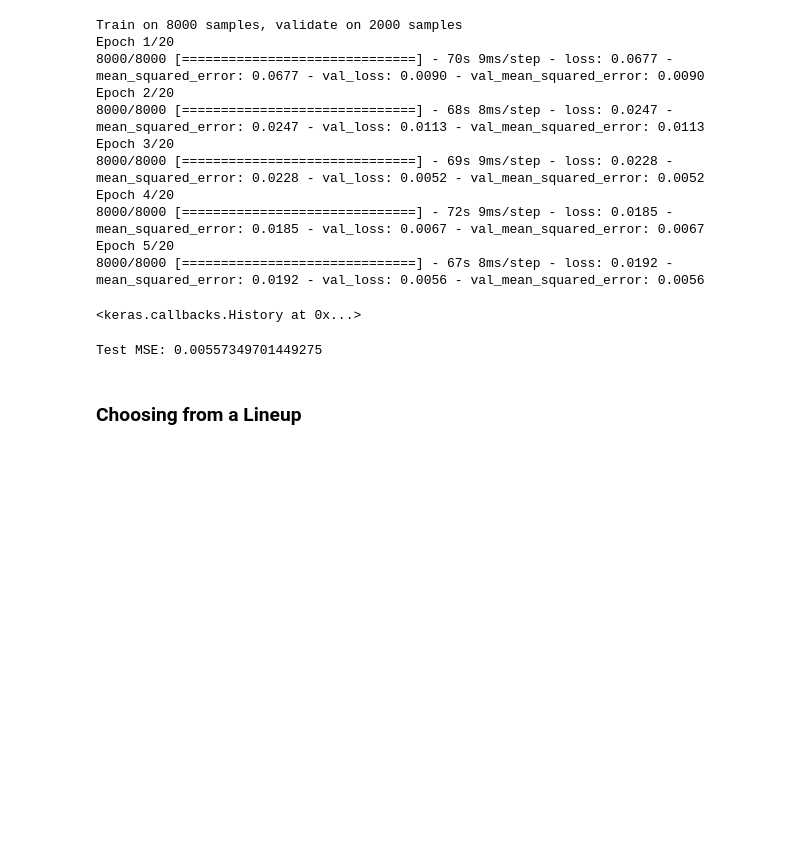
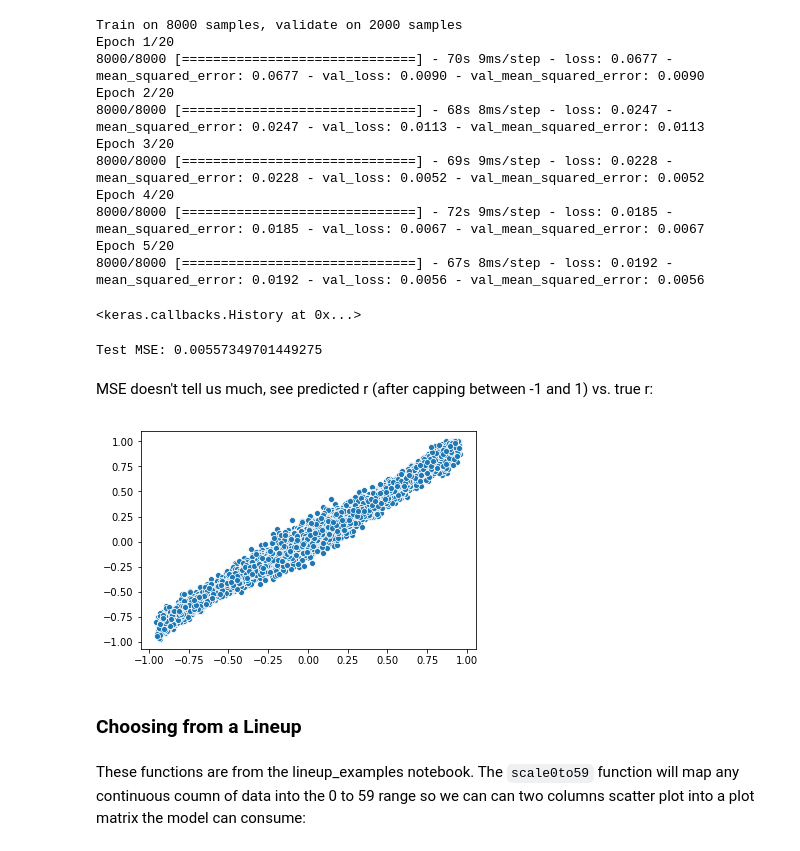
Before and after one commit to gsimchoni/PyData_DeepVisualInference, a Jupyter notebook: deep_visual_learning.ipynb, the cells around one changed output. Cells and saved outputs as stored; diff of their text form; code cells hidden in the pictures; blank space fills up the shorter version.

```diff
--- a/deep_visual_learning.ipynb
+++ b/deep_visual_learning.ipynb
@@ -270,5 +270,16 @@ score = model_reg.evaluate(x_test, y_test_reg, verbose=0)
 print('Test MSE:', score[1])
 # %% [output]
 Test MSE: 0.00557349701449275
+# %% [markdown]
+MSE doesn't tell us much, see predicted r (after capping between -1 and 1) vs. true r:
+# %%
+y_pred = model_reg.predict(x_test)[:, 0]
+y_pred[y_pred < -1] = -1
+y_pred[y_pred > 1] = 1
+g = sns.scatterplot(y_test_reg, y_pred)
+# %% [output]
+[figure, added]
 # %% [markdown]
 ### Choosing from a Lineup
+# %% [markdown]
+These functions are from the lineup_examples notebook. The `scale0to59` function will map any continuous coumn of data into the 0 to 59 range so we can can two columns scatter plot into a plot matrix the model can consume:
```
Also changed, not shown: parts of 9 cells of this notebook.
